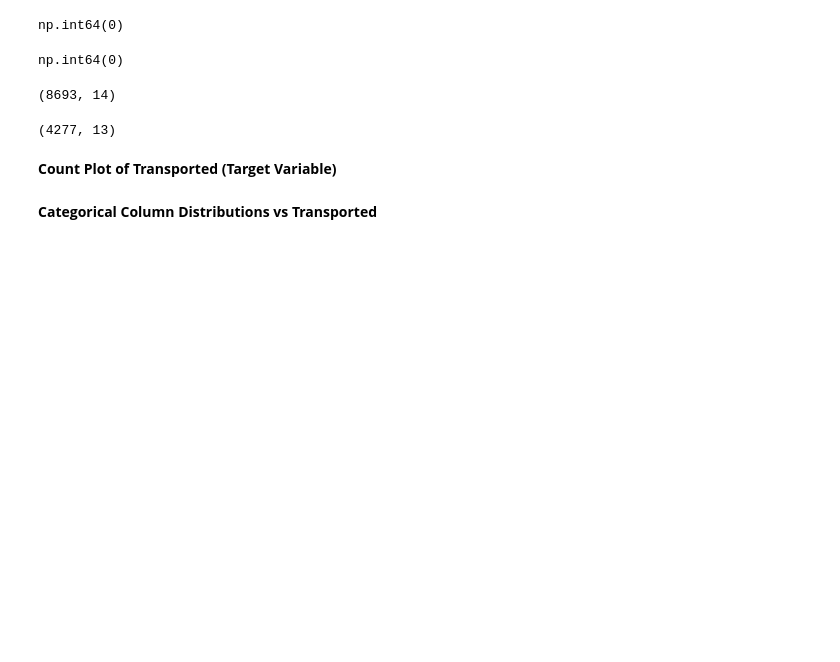
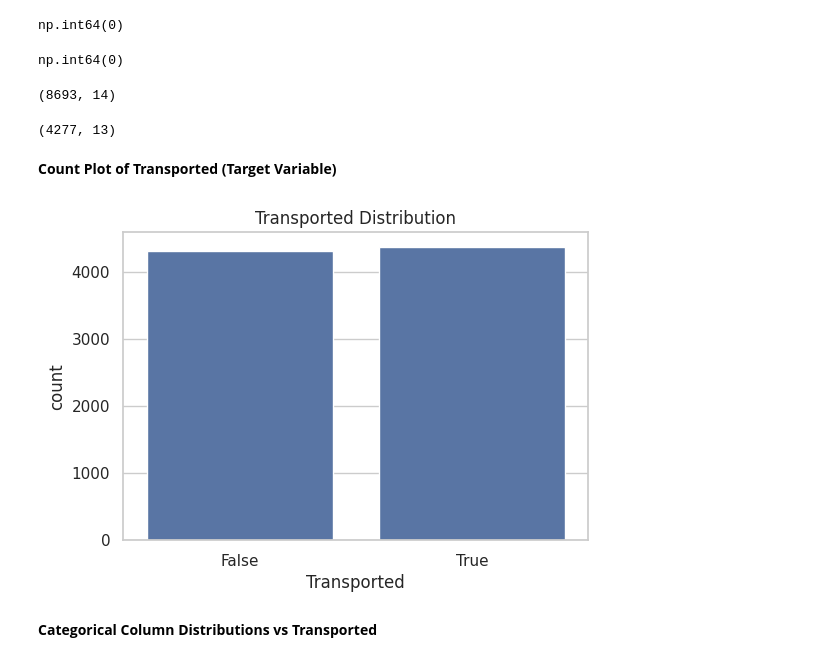
Before and after one commit to haroonkhan02/SpaceShip-Titanic, a Jupyter notebook: Spaceship_Titanic_Competition.ipynb, the cells around one changed output. Cells and saved outputs as stored; diff of their text form; code cells hidden in the pictures; blank space fills up the shorter version.

```diff
--- a/Spaceship_Titanic_Competition.ipynb
+++ b/Spaceship_Titanic_Competition.ipynb
@@ -103,9 +94,11 @@ combined = pd.concat([train_data, test_data], sort=False)
 **Count Plot of Transported (Target Variable)**
 # %%
 plt.figure(figsize=(6,4))
-sns.countplot(x='Transported', data=combined)
+sns.countplot(x='Transported', data=train_data)
 plt.title('Transported Distribution')
 plt.show()
+# %% [output]
+[figure, added]
 # %% [markdown]
 **Categorical Column Distributions vs Transported**
 # %%
```
Also changed, not shown: parts of 16 cells of this notebook.
